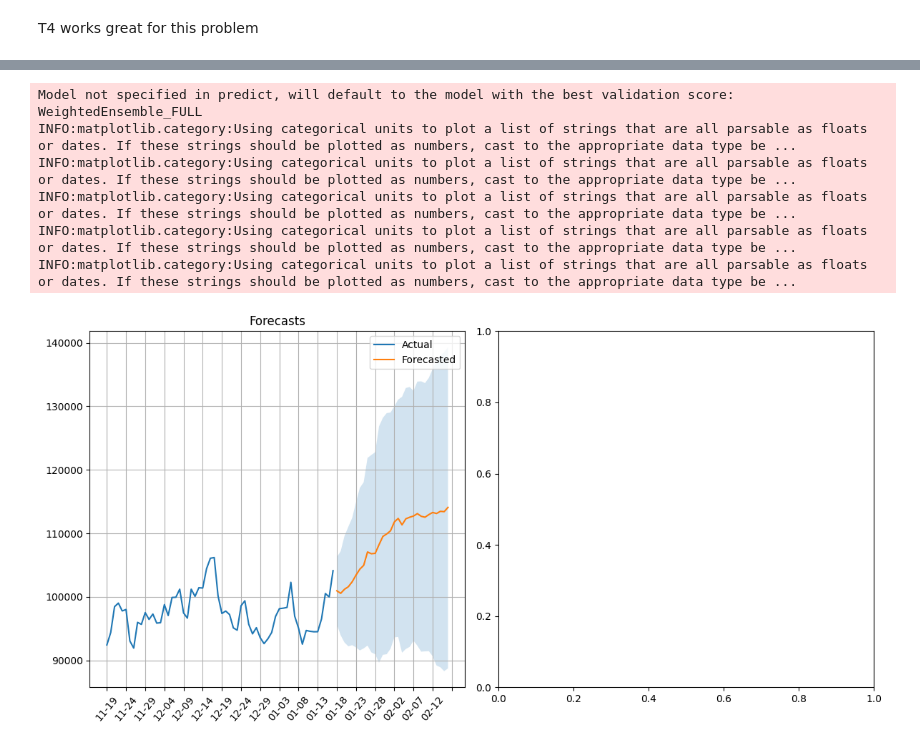
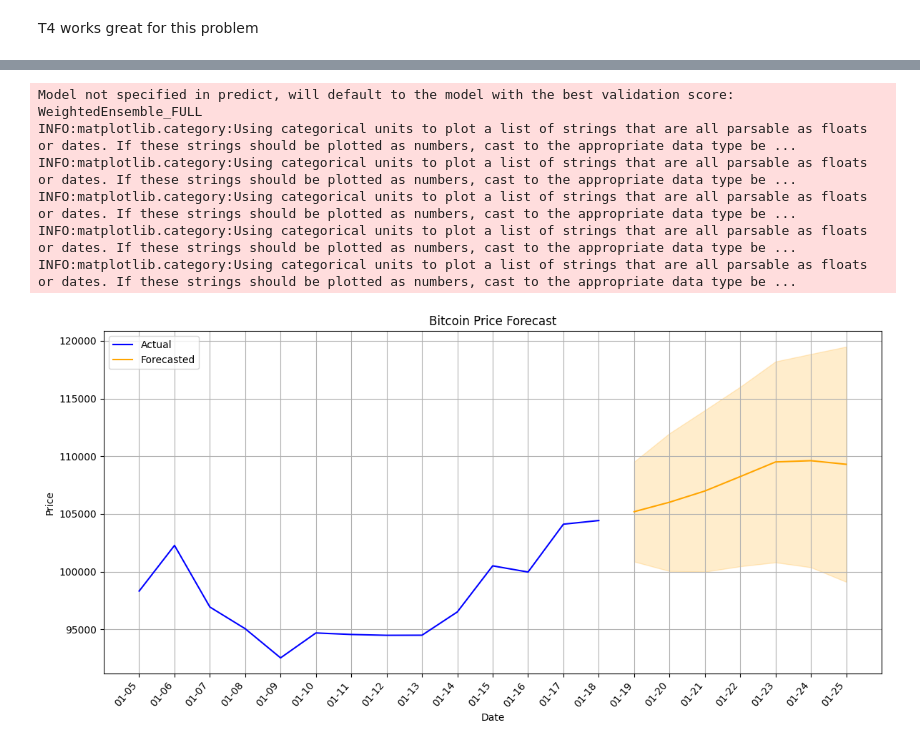
Before and after one commit to cibic89/btc_forecast, a Jupyter notebook: btc_forecast.ipynb, the cells around one changed output, grey strips where cells are left out. Saved outputs shown, nothing was run; the diff lists cells and outputs as text; code cells hidden in the pictures.

```diff
--- a/btc_forecast.ipynb
+++ b/btc_forecast.ipynb
@@ -104,17 +102,16 @@ train_data.tail(2)
 # %%
 # test_data.tail(2)
 # %%
-train_data_size = (len(train_data))  # -dtp
+train_data_size = len(train_data)
 
-n_windows = (train_data_size//dtp)
+val_step_size_n = int(dtp//0.33)
+print("Val step size:", val_step_size_n)
+
+n_windows = val_size//7
 print("Rolling-window count:", n_windows)
 
-val_size = n_windows*dtp
-val_size_pc = round(val_size/train_data_size, 3)
-print("Validation data size:", val_size_pc)
-
-val_step_size_n = dtp  # (train_data_size//n_windows)//2  # 15
-print("Val step size:", val_step_size_n)
+val_size = int(train_data_size*0.3)
+print("Validation data size:", val_size)
 
 viz_df = train_data.reset_index().set_index("timestamp")
 
@@ -307,61 +305,55 @@ x_lbl_rot = 50
 # # predictions = predictor.predict(train_data)  # , model=model_to_use)
 # # predictions.tail(2)
 
-forecasts = predictor.predict(train_data)  # , model=model_to_use)
+forecasts = predictor.predict(train_data.iloc[:-1])  # , model=model_to_use)
 # # forecasts.head()
 
 # # Reset the index to access 'timestamp' as a column
 train_data_reset = train_data.reset_index().iloc[-viz_dp:]
 # test_data_reset = test_data.reset_index().iloc[-viz_dp:]
 # predictions_reset = predictions.reset_index().iloc[-viz_dp:]
 forecasts_reset = forecasts.reset_index().iloc[-viz_dp:]
 
 # Create a figure with 2 subplots (1 row, 2 columns)
-fig, axes = plt.subplots(1, 2, figsize=(12, 6))
+# fig, axes = plt.subplots(1, 1, figsize=(12, 6))
 
-# # Format the dates to display only month and day
+# Format the dates to display only month and day
 train_data_reset['timestamp'] = train_data_reset['timestamp'].dt.strftime('%m-%d')
 # test_data_reset['timestamp'] = test_data_reset['timestamp'].dt.strftime('%m-%d')
 # predictions_reset['timestamp'] = predictions_reset['timestamp'].dt.strftime('%m-%d')
 forecasts_reset['timestamp'] = forecasts_reset['timestamp'].dt.strftime('%m-%d')
 
-# # Plot the first set of time series and forecasts on the first subplot
-axes[0].plot(train_data_reset['timestamp'], train_data_reset['close'], label='Actual')
-# axes[0].plot(test_data_reset['timestamp'], test_data_reset['close'], label='Actual')
-axes[0].plot(forecasts_reset['timestamp'], forecasts_reset['mean'], label='Forecasted')
-axes[0].fill_between(forecasts_reset['timestamp'], forecasts_reset['0.1'], forecasts_reset['0.9'], alpha=0.2)
-axes[0].set_title('Forecasts')
-axes[0].legend()
-axes[0].tick_params(axis='x', rotation=x_lbl_rot)
-axes[0].xaxis.set_major_locator(MaxNLocator(nbins=x_lbl_bins))  # Limit the number of x-axis labels
-axes[0].grid(True)
+# Create a single figure
+plt.figure(figsize=(12, 6))  # Create a single figure
 
-# # Plot the second set of time series and forecasts on the second subplot
-# axes[1].plot(test_data_reset['timestamp'], test_data_reset['close'], label='Actual')
-# axes[1].plot(predictions_reset['timestamp'], predictions_reset['mean'], label='Predicted')
-# axes[1].fill_between(predictions_reset['timestamp'], predictions_reset['0.1'], predictions_reset['0.9'], alpha=0.2)
-# axes[1].set_title('Predictions')
-# axes[1].legend()
-# axes[1].tick_params(axis='x', rotation=x_lbl_rot)
-# axes[1].xaxis.set_major_locator(MaxNLocator(nbins=x_lbl_bins))  # Limit the number of x-axis labels
-# axes[1].grid(True)
+# Plot actual and forecasted data together
+plt.plot(train_data_reset['timestamp'], train_data_reset['close'], label='Actual', color='blue')
+plt.plot(forecasts_reset['timestamp'], forecasts_reset['mean'], label='Forecasted', color='orange')
+plt.fill_between(forecasts_reset['timestamp'], forecasts_reset['0.1'], forecasts_reset['0.9'], color='orange', alpha=0.2)
 
-# Adjust layout to prevent overlap
+plt.title('Bitcoin Price Forecast')  # Add a clear title
+plt.xlabel('Date')
+plt.ylabel('Price')
+plt.legend()
+plt.grid(True)
+
+# Rotate x-axis labels if needed
+plt.xticks(rotation=x_lbl_rot, ha='right')
+
 plt.tight_layout()
 
 try:
     plt.savefig(result_dir+date_today+'_forecasts.png')
 except Exception as e:
     print(e)
     pass
 
-# Show the combined figure
 plt.show()
 # %% [output]
 Model not specified in predict, will default to the model with the best validation score: WeightedEnsemble_FULL
 INFO:matplotlib.category:Using categorical units to plot a list of strings that are all parsable as floats or dates. If these strings should be plotted as numbers, cast to the appropriate data type be ...
 INFO:matplotlib.category:Using categorical units to plot a list of strings that are all parsable as floats or dates. If these strings should be plotted as numbers, cast to the appropriate data type be ...
 INFO:matplotlib.category:Using categorical units to plot a list of strings that are all parsable as floats or dates. If these strings should be plotted as numbers, cast to the appropriate data type be ...
 INFO:matplotlib.category:Using categorical units to plot a list of strings that are all parsable as floats or dates. If these strings should be plotted as numbers, cast to the appropriate data type be ...
 INFO:matplotlib.category:Using categorical units to plot a list of strings that are all parsable as floats or dates. If these strings should be plotted as numbers, cast to the appropriate data type be ...
-[figure, old version]
+[figure, new version]
```
Also changed, not shown: parts of 8 cells of this notebook.
